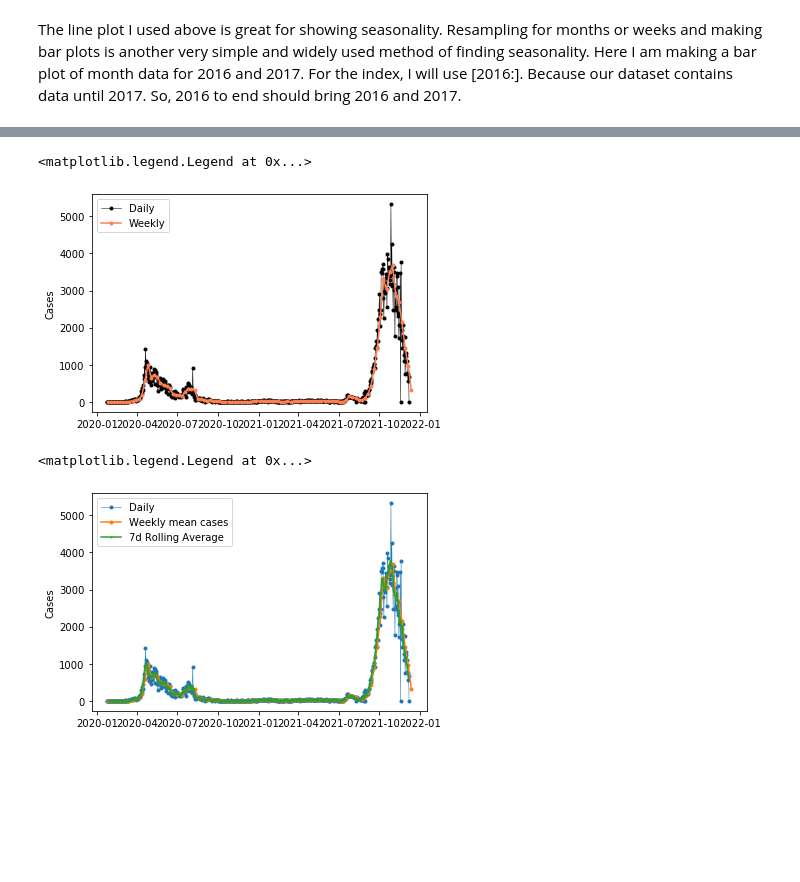
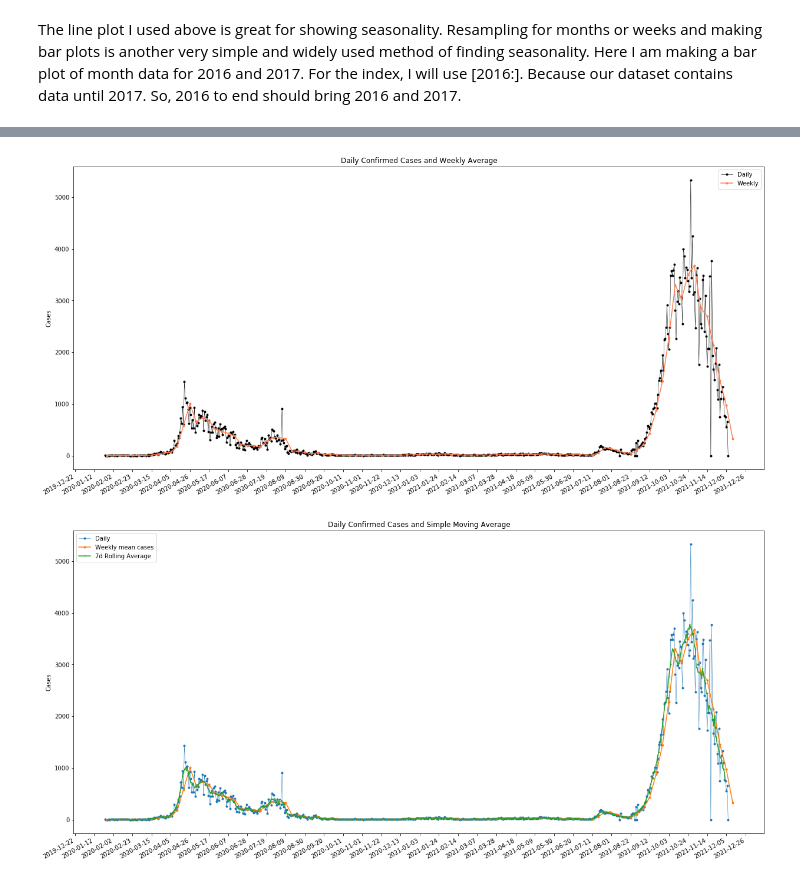
Before and after one commit to thatguylor/dataeng_test02, a Jupyter notebook: Section_4_Charts_And_API/Section_4_notebook.ipynb, the cells around one changed output, grey strips where cells are left out. Saved outputs shown, nothing was run; the diff lists cells and outputs as text; code cells hidden in the pictures; blank space fills up the shorter version.

Commit message:
added plots for section 4

```diff
--- a/Section_4_Charts_And_API/Section_4_notebook.ipynb
+++ b/Section_4_Charts_And_API/Section_4_notebook.ipynb
@@ -213,26 +225,41 @@ singapore_month["Daily_Confirmed"].plot(figsize=(8, 6))
 # %%
 singapore_week = singapore.resample("W").mean()
 
 start, end = '2020-01', '2021-12'
 fig, ax = plt.subplots()
 ax.plot(singapore.loc[start:end, 'Daily_Confirmed'], marker='.', linestyle='-', linewidth = 0.5, label='Daily', color='black')
 ax.plot(singapore_week.loc[start:end, 'Daily_Confirmed'], marker='o', markersize=3.0, linestyle='-', label='Weekly', color='coral')
-ax.set_ylabel("Cases")
+
+ax.set_ylabel('Cases')
+ax.xaxis_date()
+ax.xaxis.set_major_locator(ticker.MultipleLocator(21))
+fig.autofmt_xdate()
+fig.set_size_inches(21, 10.5)
+plt.title('Daily Confirmed Cases and Weekly Average')
 ax.legend()
+plt.show()
 # %% [output]
-<matplotlib.legend.Legend at 0x...>
-[figure, old version]
+[figure, new version]
 # %%
 singapore_7d_rolling = singapore.rolling(7, center=True).mean()
 start, end = '2020-01', '2021-12'
+
 fig, ax = plt.subplots()
+
 ax.plot(singapore.loc[start:end, 'Daily_Confirmed'], marker='.', linestyle='-',
         linewidth=0.5, label='Daily')
 ax.plot(singapore_week.loc[start:end, 'Daily_Confirmed'], marker='o', markersize=3,
         linestyle='-', label = 'Weekly mean cases')
 ax.plot(singapore_7d_rolling.loc[start:end, 'Daily_Confirmed'], marker='.', markersize = 2,linestyle='-', label='7d Rolling Average')
+
+
 ax.set_ylabel('Cases')
+ax.xaxis_date()
+ax.xaxis.set_major_locator(ticker.MultipleLocator(21))
+fig.autofmt_xdate()
+fig.set_size_inches(21, 10.5)
+plt.title('Daily Confirmed Cases and Simple Moving Average')
 ax.legend()
+plt.show()
 # %% [output]
-<matplotlib.legend.Legend at 0x...>
-[figure, old version]
+[figure, new version]
```
Also changed, not shown: parts of 4 cells of this notebook, 5 other files.
